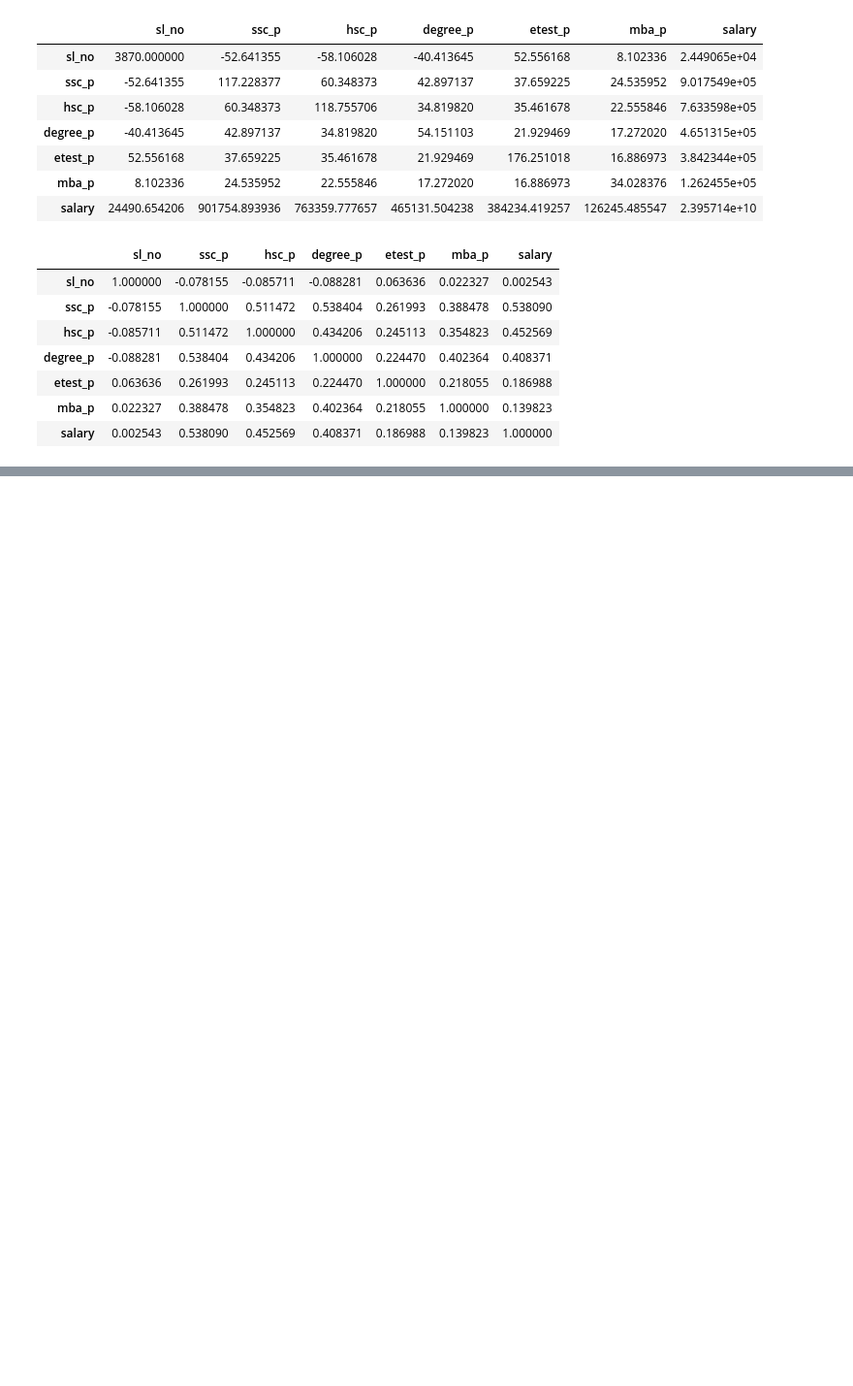
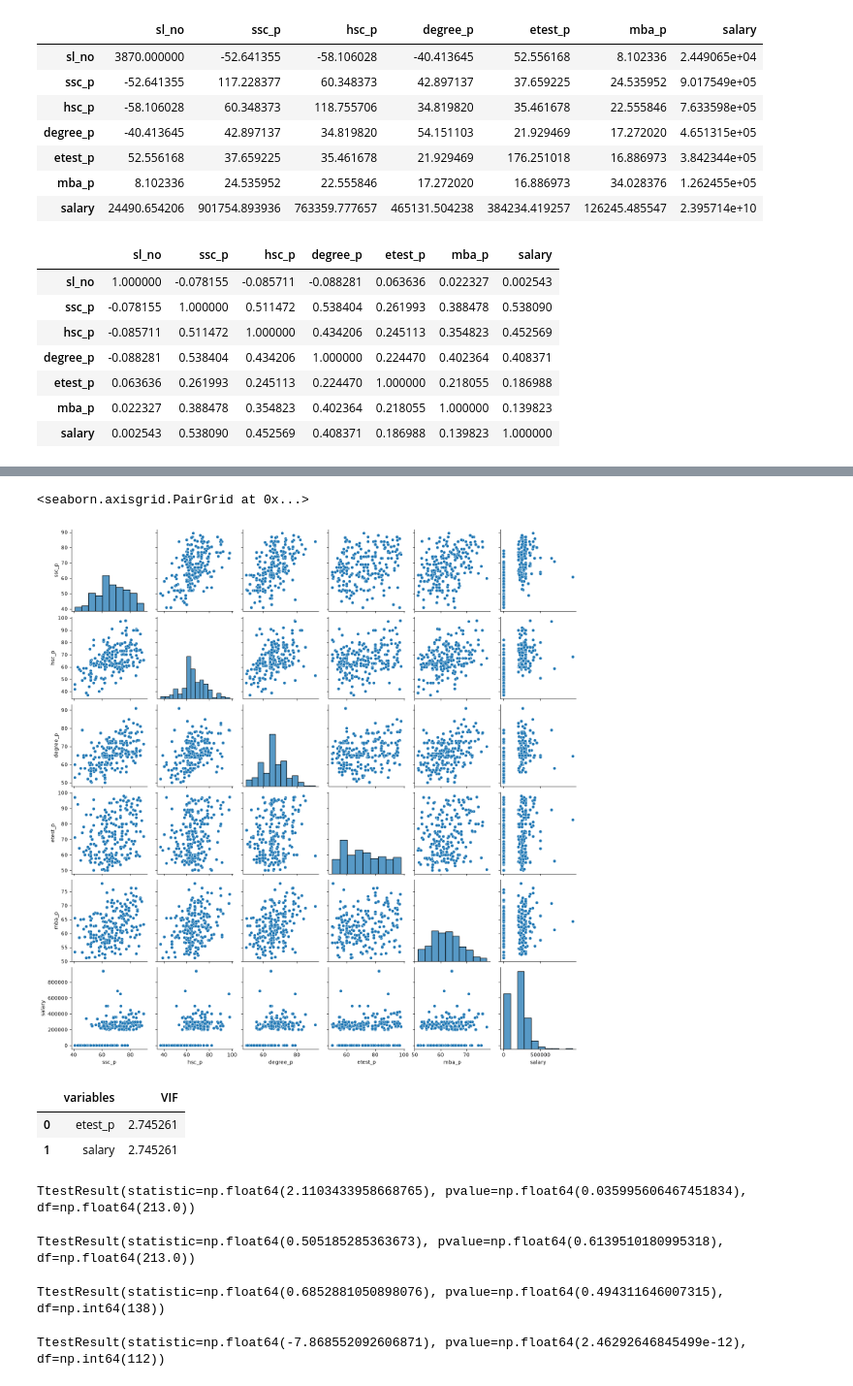
Before and after one commit to maha-30/hope, a Jupyter notebook: DataScience/Biveriate/biveriate.ipynb, the cells around one changed output, grey strips where cells are left out. Shown at 97% size. Saved outputs shown, nothing was run; the diff lists cells and outputs as text; code cells hidden in the pictures; blank space fills up the shorter version.

```diff
--- a/DataScience/Biveriate/biveriate.ipynb
+++ b/DataScience/Biveriate/biveriate.ipynb
@@ -86,3 +86,5 @@ dataset.corr(numeric_only=True)
 #This indicates a weak positive correlation (approx 0.14$).
 #Higher MBA percentage marks are slightly associated with higher salary offers,
 #But the relationship is very weak compared to earlier academic scores like SSC (0.54), HSC (0.45), or Degree percentage (0.41).
+# %%
+dataset.drop("sl_no",inplace=True,axis=1)
@@ -88,0 +109,5 @@ dataset.corr(numeric_only=True)
+# %%
+sns.pairplot(dataset)
+# %% [output]
+<seaborn.axisgrid.PairGrid at 0x...>
+[figure, added]
@@ -88,0 +122,6 @@ dataset.corr(numeric_only=True)
+# %%
+calc_vif(dataset[["etest_p","salary"]])
+# %% [output]
+|  | variables | VIF |
+| 0 | etest_p | 2.745261 |
+| 1 | salary | 2.745261 |
@@ -88,0 +130,34 @@ dataset.corr(numeric_only=True)
+# %%
+from scipy.stats import ttest_ind
+dataset=dataset.dropna()
+male=dataset[dataset['gender']=='M']['salary']
+female=dataset[dataset['gender']=='F']['salary']
+#print(male)
+ttest_ind(male,female)
+# %% [output]
+TtestResult(statistic=np.float64(2.1103433958668765), pvalue=np.float64(0.035995606467451834), df=np.float64(213.0))
+# %%
+from scipy.stats import ttest_ind
+#dataset=dataset.dropna()
+male=dataset[dataset['ssc_b']=='Others']['salary']
+female=dataset[dataset['ssc_b']=='Central']['salary']
+#print(male)
+ttest_ind(male,female)
+# %% [output]
+TtestResult(statistic=np.float64(0.505185285363673), pvalue=np.float64(0.6139510180995318), df=np.float64(213.0))
+# %%
+from scipy.stats import ttest_rel
+#dataset=dataset.dropna()
+male=dataset[dataset['gender']=='M']['ssc_p']
+female=dataset[dataset['gender']=='M']['hsc_p']
+ttest_rel(male,female)
+# %% [output]
+TtestResult(statistic=np.float64(0.6852881050898076), pvalue=np.float64(0.494311646007315), df=np.int64(138))
+# %%
+from scipy.stats import ttest_rel
+#dataset=dataset.dropna()
+male=dataset[dataset['hsc_s']=='Commerce']['mba_p']
+female=dataset[dataset['hsc_s']=='Commerce']['etest_p']
+ttest_rel(male,female)
+# %% [output]
+TtestResult(statistic=np.float64(-7.868552092606871), pvalue=np.float64(2.46292646845499e-12), df=np.int64(112))
```
Also changed, not shown: parts of 11 cells of this notebook.
